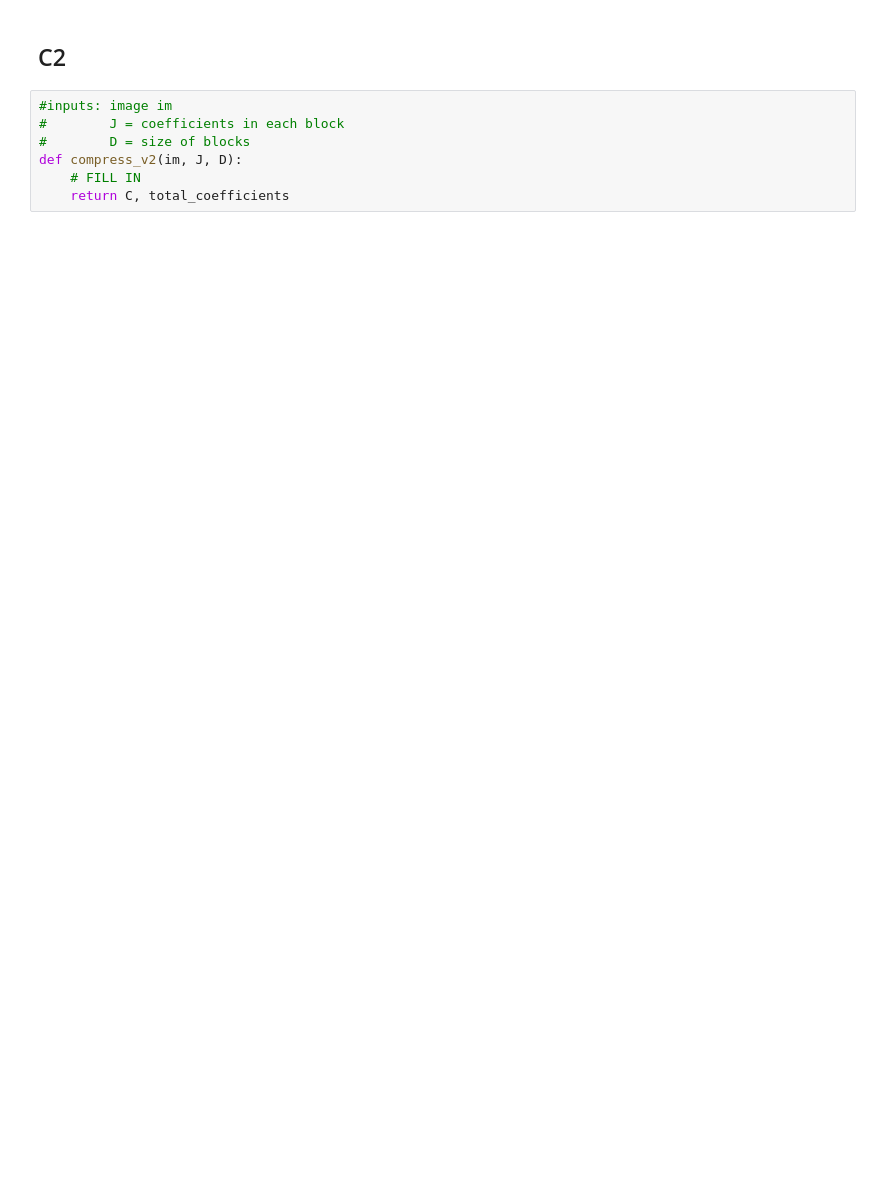
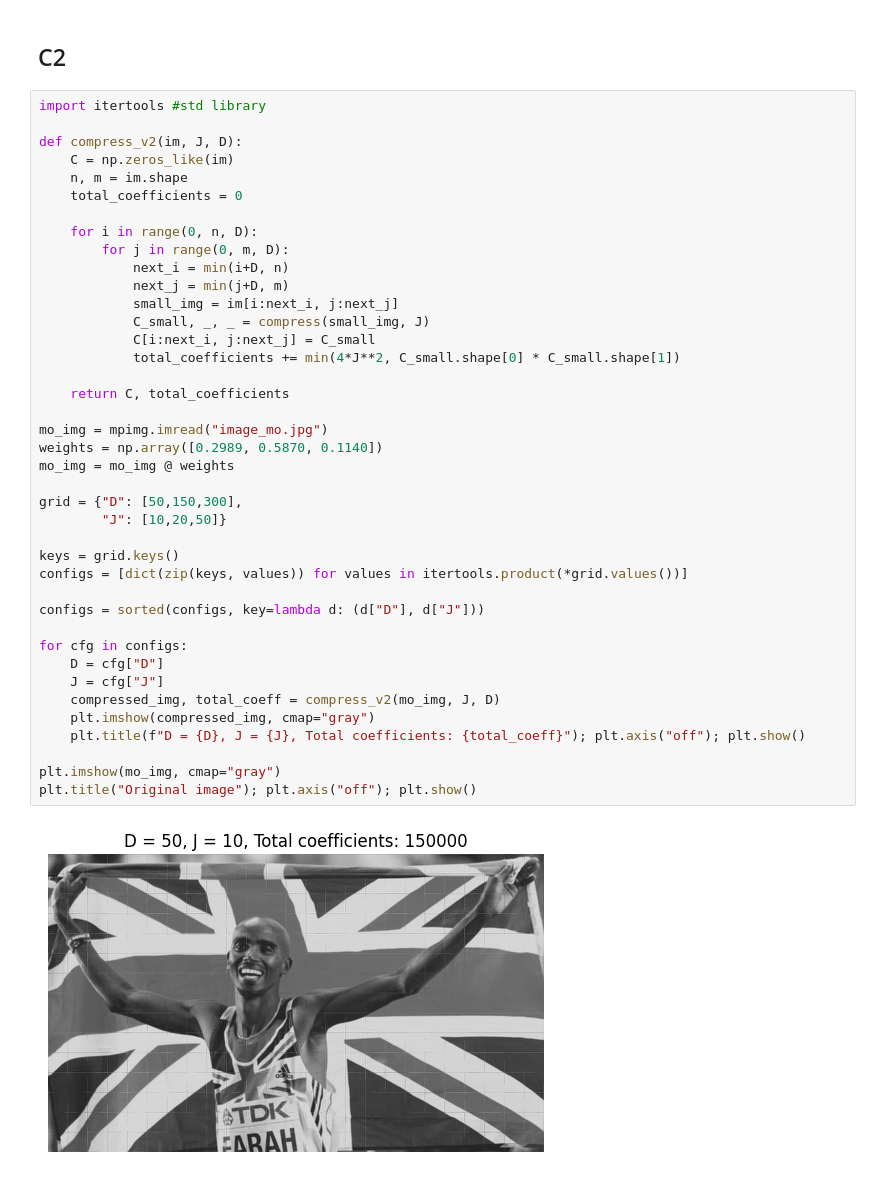
Before and after one commit to felixgalka/na-coursework, a Jupyter notebook: soln_fg551.ipynb, the cells around one changed output. Drawn from its saved outputs; the diff is of its cells as text; blank space fills up the shorter version.

```diff
--- a/soln_fg551.ipynb
+++ b/soln_fg551.ipynb
@@ -680,9 +712,44 @@ As
 # %% [markdown]
 ## C2
-# %%
-#inputs: image im
-#        J = coefficients in each block
-#        D = size of blocks
-def compress_v2(im, J, D):
-    # FILL IN
-    return C, total_coefficients
+# %%
+import itertools #std library
+
+def compress_v2(im, J, D):
+	C = np.zeros_like(im)
+	n, m = im.shape
+	total_coefficients = 0
+
+	for i in range(0, n, D):
+		for j in range(0, m, D):
+			next_i = min(i+D, n)
+			next_j = min(j+D, m)
+			small_img = im[i:next_i, j:next_j]
+			C_small, _, _ = compress(small_img, J)
+			C[i:next_i, j:next_j] = C_small
+			total_coefficients += min(4*J**2, C_small.shape[0] * C_small.shape[1])
+
+	return C, total_coefficients
+
+mo_img = mpimg.imread("image_mo.jpg")
+weights = np.array([0.2989, 0.5870, 0.1140])
+mo_img = mo_img @ weights
+
+grid = {"D": [50,150,300],
+		"J": [10,20,50]}
+
+keys = grid.keys()
+configs = [dict(zip(keys, values)) for values in itertools.product(*grid.values())]
+
+configs = sorted(configs, key=lambda d: (d["D"], d["J"]))
+
+for cfg in configs:
+	D = cfg["D"]
+	J = cfg["J"]
+	compressed_img, total_coeff = compress_v2(mo_img, J, D)
+	plt.imshow(compressed_img, cmap="gray")
+	plt.title(f"D = {D}, J = {J}, Total coefficients: {total_coeff}"); plt.axis("off"); plt.show()
+
+plt.imshow(mo_img, cmap="gray")
+plt.title("Original image"); plt.axis("off"); plt.show()
+# %% [output]
+[figure, added]
```
Also changed, not shown: parts of 4 cells of this notebook.
